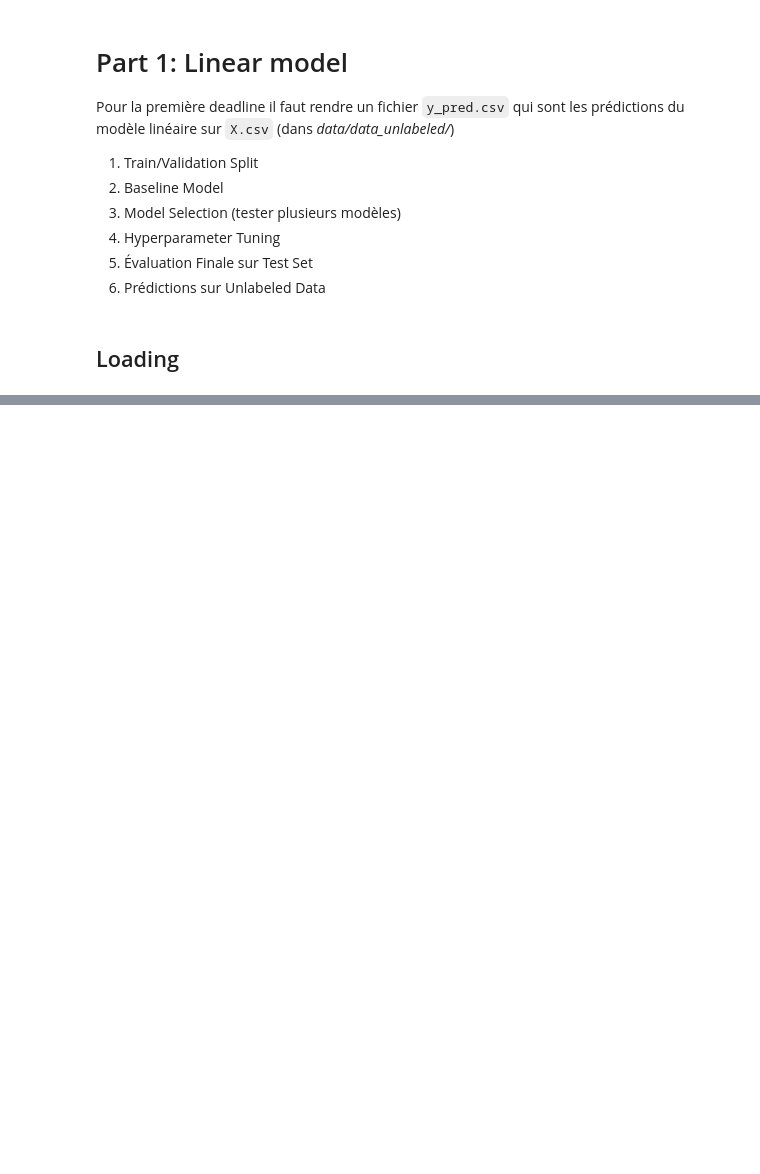
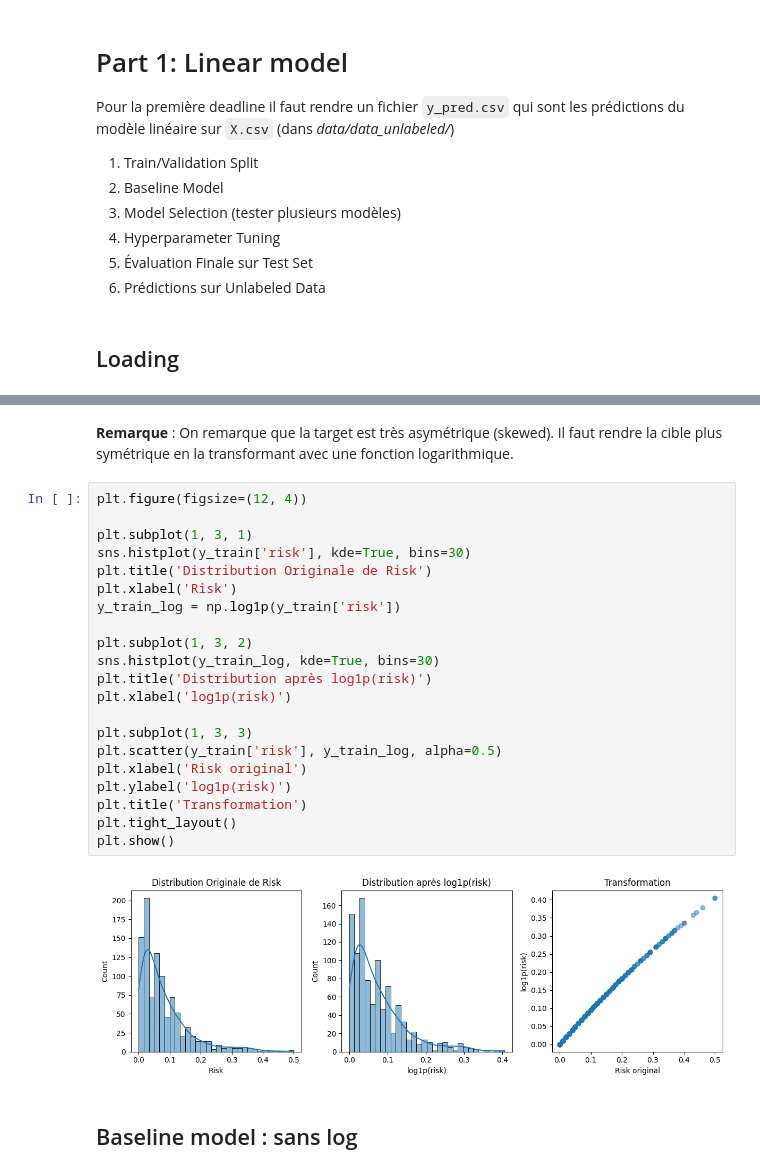
Before and after one commit to mat-bau/ml-project, a Jupyter notebook: notebooks/02_linear_model.ipynb, the cells around one changed output, grey strips where cells are left out. Saved outputs shown, nothing was run; the diff lists cells and outputs as text; blank space fills up the shorter version.

```diff
--- a/notebooks/02_linear_model.ipynb
+++ b/notebooks/02_linear_model.ipynb
@@ -460,0 +210,27 @@ Output: ../results/predictions/y_pred.csv
+# %% [markdown]
+**Remarque** : On remarque que la target est très asymétrique (skewed). Il faut rendre la cible plus symétrique en la transformant avec une fonction logarithmique.
+# %%
+plt.figure(figsize=(12, 4))
+
+plt.subplot(1, 3, 1)
+sns.histplot(y_train['risk'], kde=True, bins=30)
+plt.title('Distribution Originale de Risk')
+plt.xlabel('Risk')
+y_train_log = np.log1p(y_train['risk'])
+
+plt.subplot(1, 3, 2)
+sns.histplot(y_train_log, kde=True, bins=30)
+plt.title('Distribution après log1p(risk)')
+plt.xlabel('log1p(risk)')
+
+plt.subplot(1, 3, 3)
+plt.scatter(y_train['risk'], y_train_log, alpha=0.5)
+plt.xlabel('Risk original')
+plt.ylabel('log1p(risk)')
+plt.title('Transformation')
+plt.tight_layout()
+plt.show()
+# %% [output]
+[figure, added]
+# %% [markdown]
+## Baseline model : sans log
```
Also changed, not shown: parts of 56 cells of this notebook, 1 other file.
